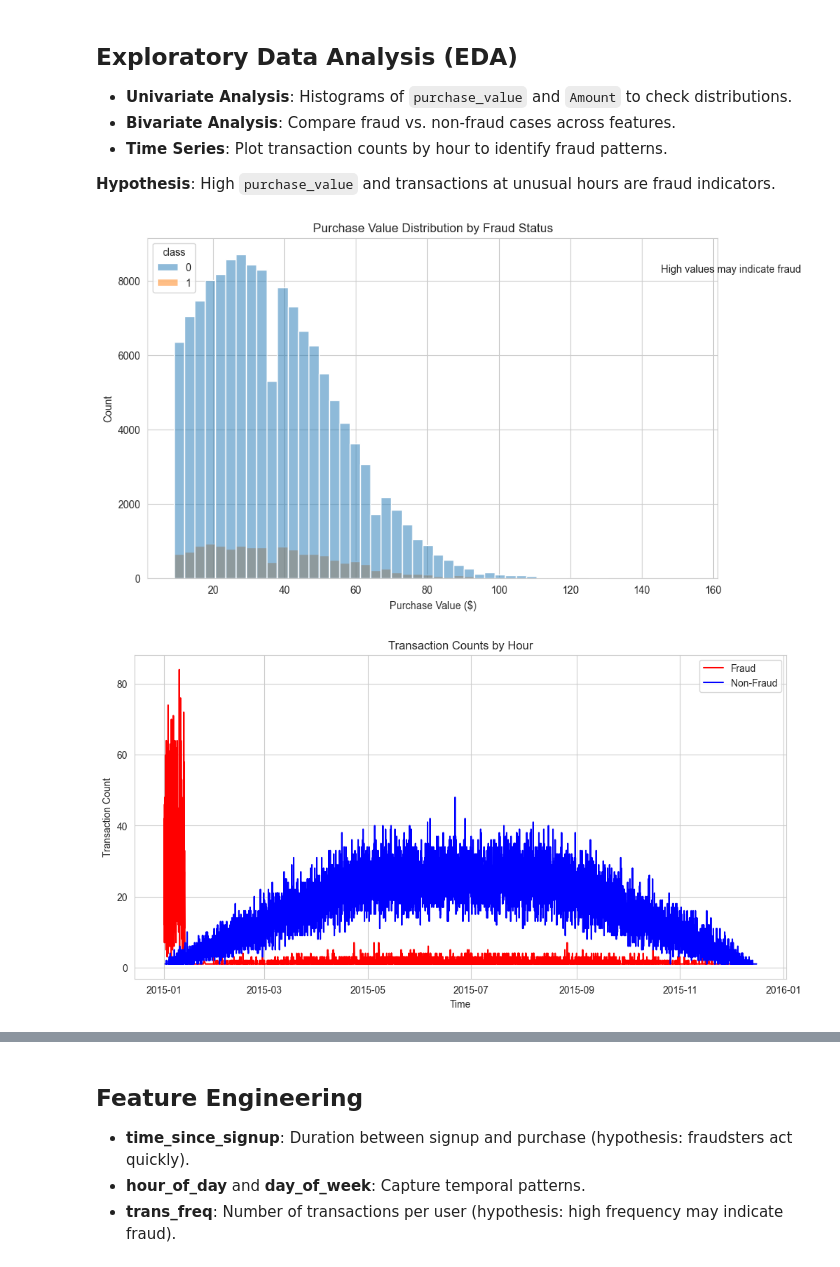
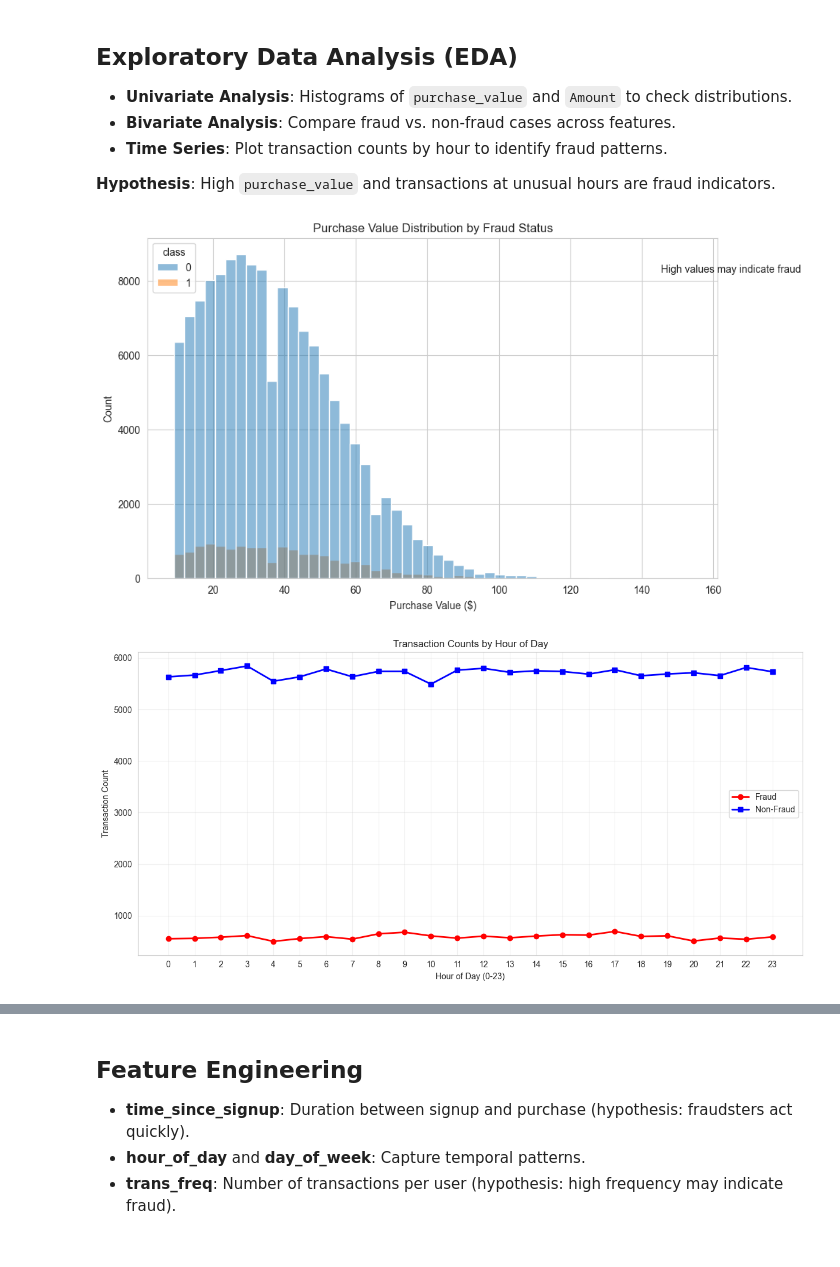
Before and after one commit to Yihenew21/Fraud-Detection-ML, a Jupyter notebook: notebooks/EDA.ipynb, the cells around one changed output, grey strips where cells are left out. Cells and saved outputs as stored; diff of their text form; code cells hidden in the pictures.

Commit message:
Fix time series and country plot errors with updated code

```diff
--- a/notebooks/EDA.ipynb
+++ b/notebooks/EDA.ipynb
@@ -72,31 +78,66 @@ creditcard_df.to_csv('../data/processed/processed_creditcard.csv', index=False)
 **Hypothesis**: High `purchase_value` and transactions at unusual hours are fraud indicators.
 # %%
 # Create plots directory
-os.makedirs('plots', exist_ok=True)
+os.makedirs('../plots', exist_ok=True)
 
 # Histogram of purchase_value
 plt.figure(figsize=(10, 6))
 sns.histplot(data=ecommerce_df, x='purchase_value', hue='class', bins=50)
 plt.title('Purchase Value Distribution by Fraud Status')
 plt.xlabel('Purchase Value ($)')
 plt.ylabel('Count')
 plt.annotate('High values may indicate fraud', xy=(0.9, 0.9), xycoords='axes fraction')
 plt.savefig('../plots/purchase_value_hist.png')
 plt.show()
 
-# Time series of fraud vs. non-fraud
-ecommerce_df['purchase_hour'] = ecommerce_df['purchase_time'].dt.floor('H')
-fraud_counts = ecommerce_df[ecommerce_df['class'] == 1].groupby('purchase_hour').size()
-non_fraud_counts = ecommerce_df[ecommerce_df['class'] == 0].groupby('purchase_hour').size()
+# Time series of fraud vs. non-fraud (hourly aggregation by hour of day)
+# Extract hour of day (0-23) from purchase_time
+ecommerce_df['hour_of_day'] = ecommerce_df['purchase_time'].dt.hour
+
+# Group by hour of day and count transactions
+fraud_hourly = ecommerce_df[ecommerce_df['class'] == 1].groupby('hour_of_day').size()
+non_fraud_hourly = ecommerce_df[ecommerce_df['class'] == 0].groupby('hour_of_day').size()
+
+# Ensure we have all 24 hours represented (fill missing hours with 0)
+all_hours = pd.Series(range(24))
+fraud_hourly = fraud_hourly.reindex(all_hours, fill_value=0)
+non_fraud_hourly = non_fraud_hourly.reindex(all_hours, fill_value=0)
+
 plt.figure(figsize=(12, 6))
-plt.plot(fraud_counts.index, fraud_counts, label='Fraud', color='red')
-plt.plot(non_fraud_counts.index, non_fraud_counts, label='Non-Fraud', color='blue')
-plt.title('Transaction Counts by Hour')
-plt.xlabel('Time')
+plt.plot(fraud_hourly.index, fraud_hourly.values, label='Fraud', color='red', marker='o', linewidth=2)
+plt.plot(non_fraud_hourly.index, non_fraud_hourly.values, label='Non-Fraud', color='blue', marker='s', linewidth=2)
+plt.title('Transaction Counts by Hour of Day')
+plt.xlabel('Hour of Day (0-23)')
 plt.ylabel('Transaction Count')
+plt.xticks(range(0, 24))
 plt.legend()
+plt.grid(True, alpha=0.3)
+plt.tight_layout()
 plt.savefig('../plots/time_series.png')
 plt.show()
+
+# Fraud distribution by top 10 countries
+top_countries = ecommerce_df['country'].value_counts().nlargest(10).index
+filtered_df = ecommerce_df[ecommerce_df['country'].isin(top_countries)]
+country_counts = filtered_df.groupby(['country', 'class']).size().unstack(fill_value=0)
+country_counts['total'] = country_counts[0] + country_counts[1]
+country_counts['fraud_pct'] = (country_counts[1] / country_counts['total'] * 100).round(1)
+
+plt.figure(figsize=(12, 6))
+sns.countplot(data=filtered_df, x='country', hue='class')
+plt.title('Fraud Distribution by Top 10 Countries')
+plt.xlabel('Country')
+plt.ylabel('Transaction Count')
+plt.xticks(rotation=45)
+
+# Annotate with pre-calculated fraud percentages
+for i, country in enumerate(top_countries):
+    pct = country_counts.loc[country, 'fraud_pct']
+    total_height = country_counts.loc[country, 'total']
+    plt.text(i, total_height, f'{pct}%', ha='center', va='bottom')
+
+plt.savefig('../plots/country_distribution.png')
+plt.show()
 # %% [output]
 [figure]
-[figure, old version]
+[figure, new version]
```
Also changed, not shown: parts of 2 cells of this notebook, 3 other files.
